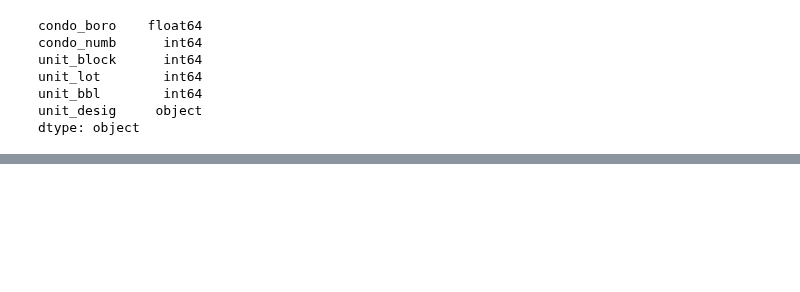
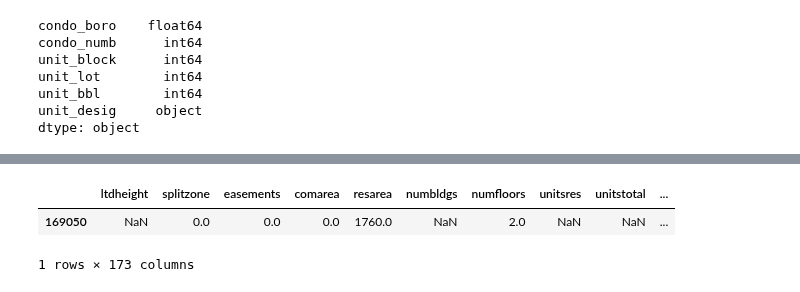
Before and after one commit to jgutman/reveal-estate, a Jupyter notebook: PLUTO_FinanceModeling.ipynb, the cells around one changed output, grey strips where cells are left out. Cells and saved outputs as stored; diff of their text form; code cells hidden in the pictures; blank space fills up the shorter version.

Commit message:
fix cleaning in read in pluto deal with explicit dtypes

```diff
--- a/PLUTO_FinanceModeling.ipynb
+++ b/PLUTO_FinanceModeling.ipynb
@@ -517,0 +607,2 @@ Name: ltdheight, dtype: int64
+# %%
+brooklyn = pd.read_csv('data/merged/brooklyn_2003_2016.csv', low_memory = False)
@@ -517,0 +653,6 @@ Name: ltdheight, dtype: int64
+# %%
+brooklyn.loc[(brooklyn.bbl == 3087310024) & (brooklyn.sale_date == '2013-04-08')]
+# %% [output]
+|  | ltdheight | splitzone | easements | comarea | resarea | numbldgs | numfloors | unitsres | unitstotal | ... |
+| 169050 | NaN | 0.0 | 0.0 | 0.0 | 1760.0 | NaN | 2.0 | NaN | NaN | ... |
+1 rows × 173 columns
```
Also changed, not shown: parts of 25 cells of this notebook, 4 other files.
